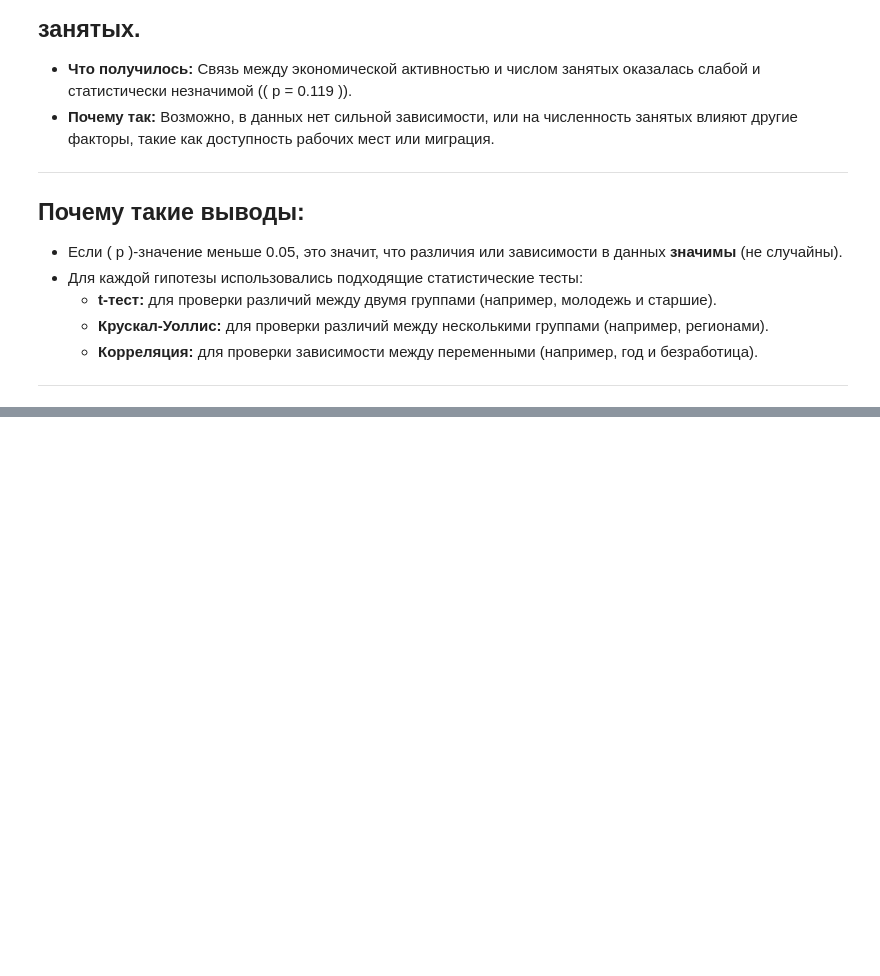
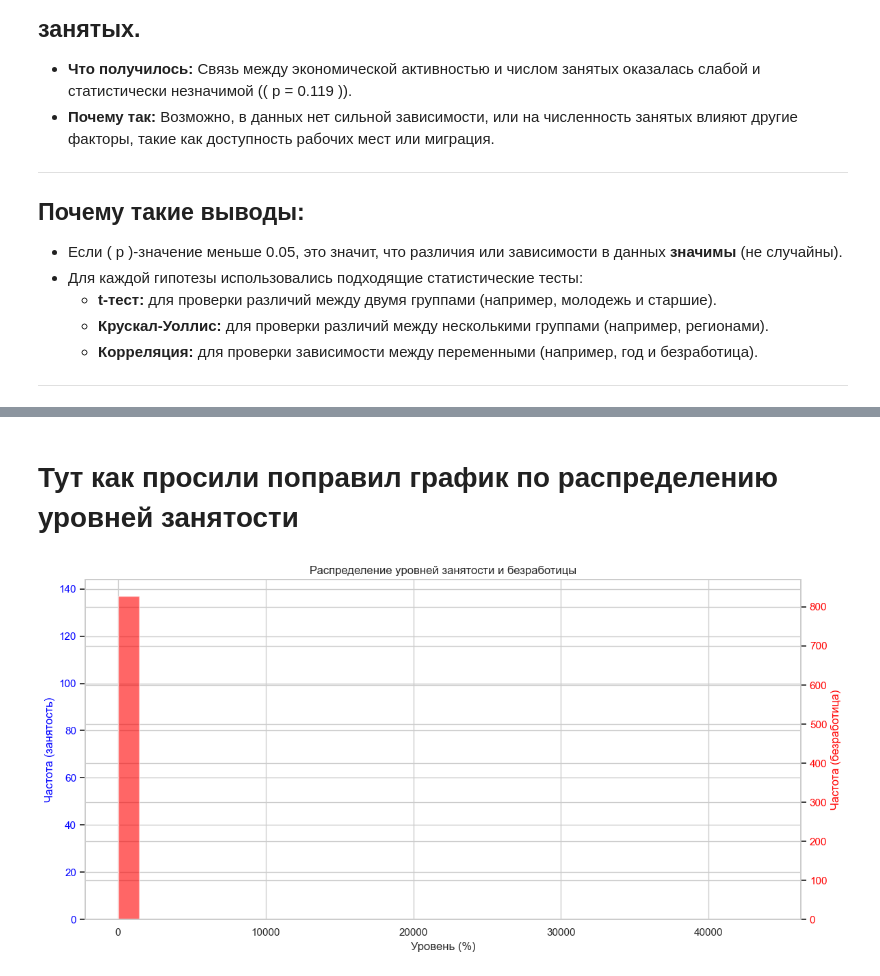
Before and after one commit to Mekan777-alt/ML-homework, a Jupyter notebook: hm2.ipynb, the cells around one changed output, grey strips where cells are left out. Cells and saved outputs as stored; diff of their text form; code cells hidden in the pictures; blank space fills up the shorter version.

```diff
--- a/hm2.ipynb
+++ b/hm2.ipynb
@@ -260,0 +292,20 @@ print(results_df)
+# %% [markdown]
+# Тут как просили поправил график по распределению уровней занятости
+# %%
+fig, ax1 = plt.subplots(figsize=(12, 6))
+
+ax1.hist(uploaded_data['employment_lvl'], bins=30, color='blue', alpha=0.6, label='Уровень занятости')
+ax1.set_xlabel("Уровень (%)")
+ax1.set_ylabel("Частота (занятость)", color='blue')
+ax1.tick_params(axis='y', labelcolor='blue')
+
+ax2 = ax1.twinx()
+ax2.hist(uploaded_data['unemployment_lvl'], bins=30, color='red', alpha=0.6, label='Уровень безработицы')
+ax2.set_ylabel("Частота (безработица)", color='red')
+ax2.tick_params(axis='y', labelcolor='red')
+
+plt.title("Распределение уровней занятости и безработицы")
+fig.tight_layout()
+plt.show()
+# %% [output]
+[figure, added]
```
Also changed, not shown: parts of 3 cells of this notebook.
